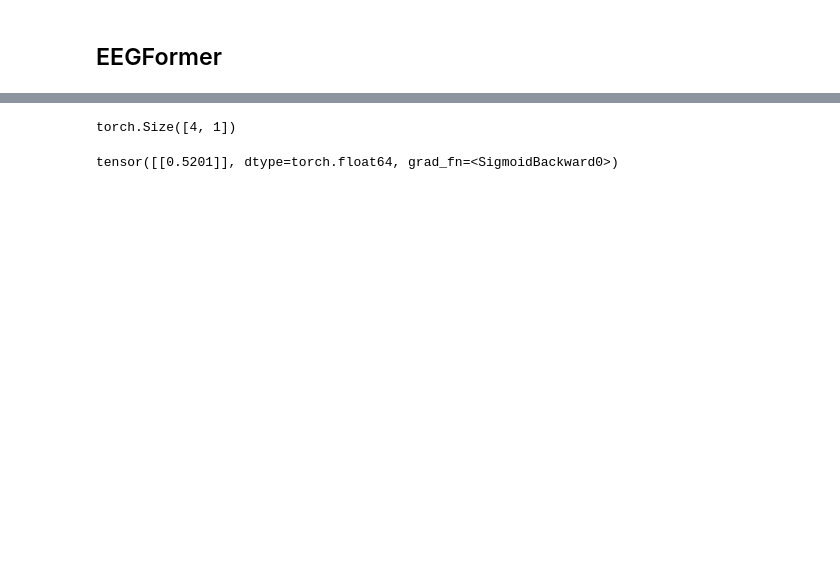
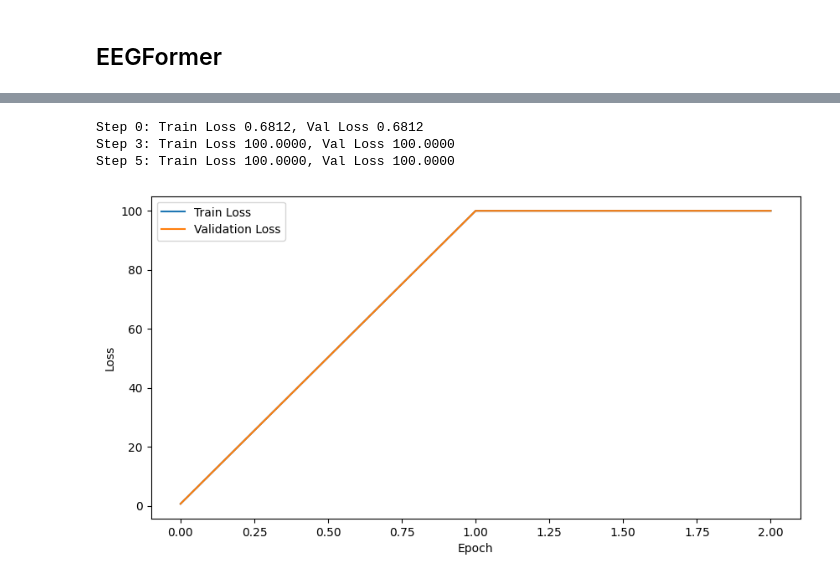
Before and after one commit to tayyibgondal/Deep-Face-Detector, a Jupyter notebook: Epilepsy Detection using Transformers/eegformer_notebook.ipynb, the cells around one changed output, grey strips where cells are left out. Cells and saved outputs as stored; diff of their text form; code cells hidden in the pictures; blank space fills up the shorter version.

Commit message:
Implement training loop in eegformer

```diff
--- a/Epilepsy Detection using Transformers/eegformer_notebook.ipynb
+++ b/Epilepsy Detection using Transformers/eegformer_notebook.ipynb
@@ -774,5 +753,3 @@ Output shape: torch.Size([4, 30, 2520])
-# %%
-B = 4
 # %%
 class Decoder(nn.Module):
     def __init__(self, B, M, S, C):
@@ -866,11 +850,4 @@ num_heads = 5
 # %%
+# Initialize your EEGFormer model
 model = EEGFormer(B, S, C, L, M)
+optimizer = optim.Adam(model.parameters(), lr=learning_rate)
-# %%
-result = model(xb)
-print(result.shape)
-# %% [output]
-torch.Size([4, 1])
-# %%
-print(result)
-# %% [output]
-tensor([[0.5201]], dtype=torch.float64, grad_fn=<SigmoidBackward0>)
@@ -876,0 +877,43 @@ tensor([[0.5201]], dtype=torch.float64, grad_fn=<SigmoidBackward0>)
+# %%
+# Training loop
+for iter in range(max_iters):
+    # Every once in a while, evaluate the loss on train and val sets
+    if iter % eval_interval == 0 or iter == max_iters - 1:
+        losses = estimate_loss()
+        train_loss = losses['train']
+        val_loss = losses['eval']
+        print(f"Step {iter}: Train Loss {train_loss:.4f}, Val Loss {val_loss:.4f}")
+
+        # Append losses to the lists
+        train_losses.append(train_loss)
+        val_losses.append(val_loss)
+
+        # Log the losses to a text file
+        with open(log_file_path, "a") as log_file:
+            log_file.write(f"Step {iter}: Train Loss {train_loss:.4f}, Val Loss {val_loss:.4f}\n")
+
+    # Sample a batch of data
+    xb, yb = get_batch('train')
+
+    # Evaluate the loss
+    logits, loss = model(xb, yb)
+    optimizer.zero_grad(set_to_none=True)
+    loss.backward()
+    optimizer.step()
+# %% [output]
+Step 0: Train Loss 0.6812, Val Loss 0.6812
+Step 3: Train Loss 100.0000, Val Loss 100.0000
+Step 5: Train Loss 100.0000, Val Loss 100.0000
+# %%
+# Visualization
+import matplotlib.pyplot as plt
+
+plt.figure(figsize=(10, 5))
+plt.plot(train_losses, label='Train Loss')
+plt.plot(val_losses, label='Validation Loss')
+plt.xlabel('Epoch')
+plt.ylabel('Loss')
+plt.legend()
+plt.show()
+# %% [output]
+[figure, added]
```
Also changed, not shown: parts of 29 cells of this notebook, 2 other files.
